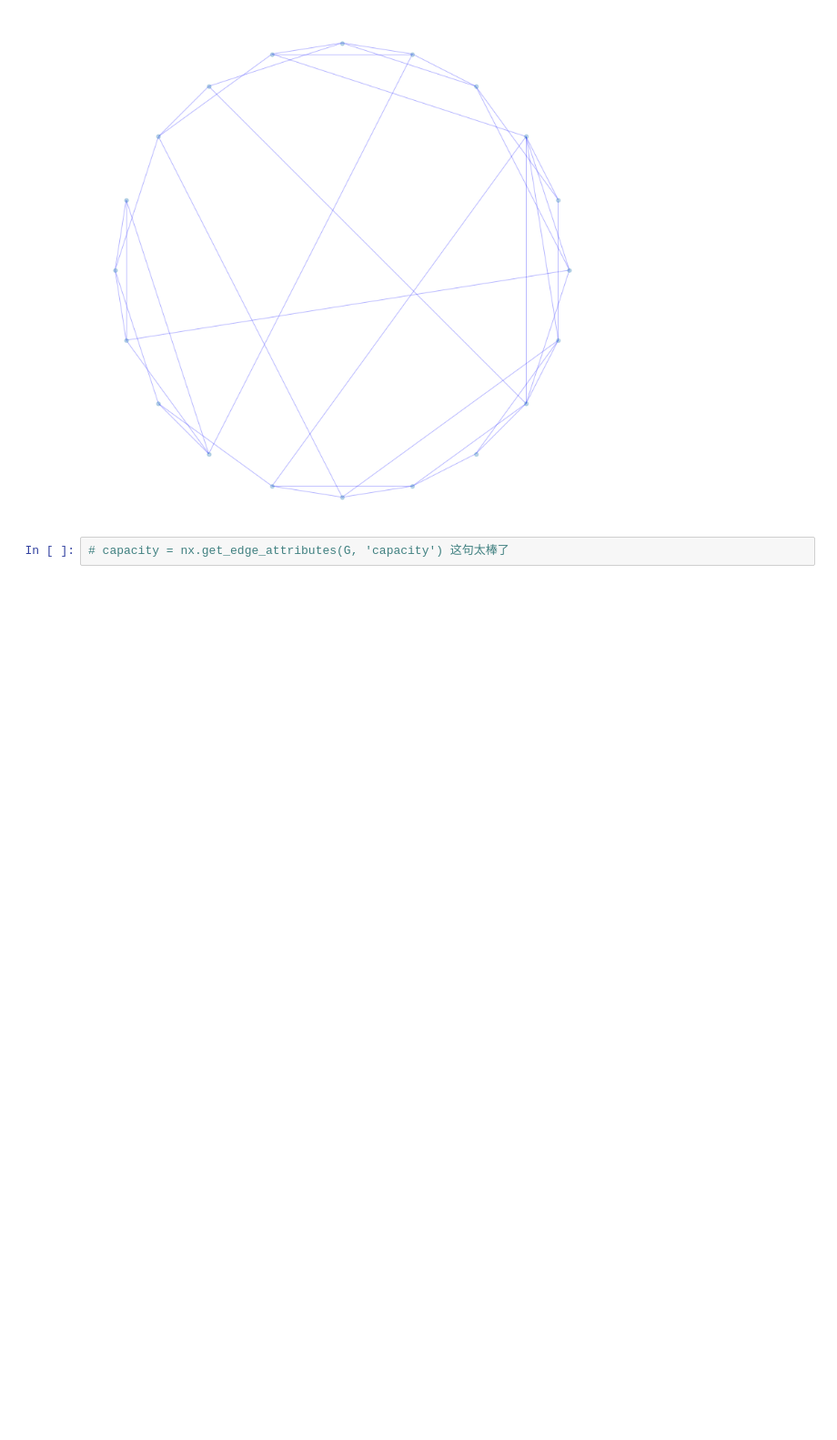
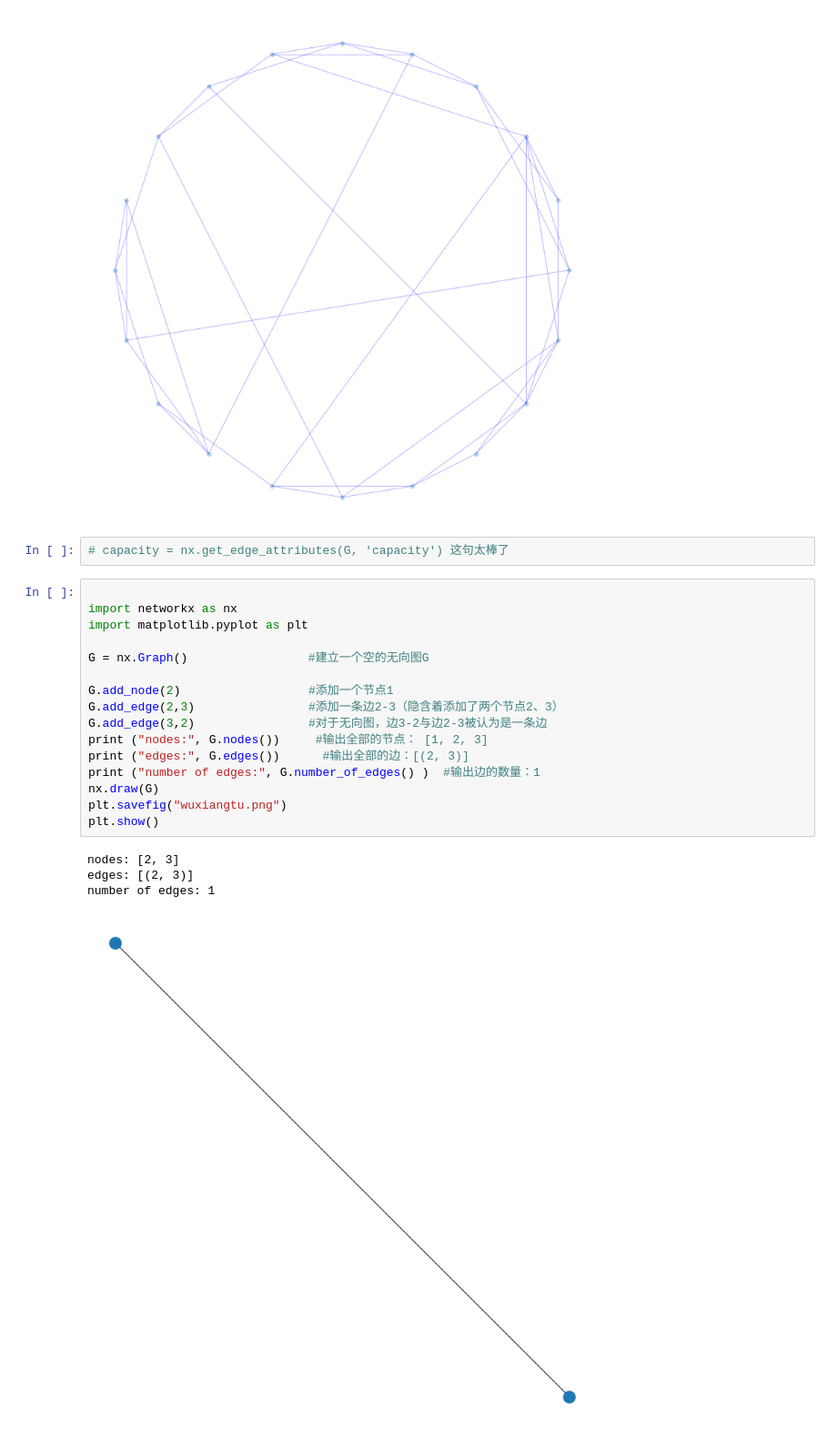
Before and after one commit to gitony0101/selfstudy, a Jupyter notebook: mincut/mpl nx 01.ipynb, the cells around one changed output. Shown at 91% size. Drawn from its saved outputs; the diff is of its cells as text; blank space fills up the shorter version.

```diff
--- a/mincut/mpl nx 01.ipynb
+++ b/mincut/mpl nx 01.ipynb
@@ -256,3 +256,24 @@ plt.show()
 [figure]
 # %%
 # capacity = nx.get_edge_attributes(G, 'capacity') 这句太棒了
+# %%
+
+import networkx as nx
+import matplotlib.pyplot as plt
+
+G = nx.Graph()                 #建立一个空的无向图G
+
+G.add_node(2)                  #添加一个节点1
+G.add_edge(2,3)                #添加一条边2-3（隐含着添加了两个节点2、3）
+G.add_edge(3,2)                #对于无向图，边3-2与边2-3被认为是一条边
+print ("nodes:", G.nodes())     #输出全部的节点： [1, 2, 3]
+print ("edges:", G.edges())      #输出全部的边：[(2, 3)]
+print ("number of edges:", G.number_of_edges() )  #输出边的数量：1
+nx.draw(G)
+plt.savefig("wuxiangtu.png")
+plt.show()
+# %% [output]
+nodes: [2, 3]
+edges: [(2, 3)]
+number of edges: 1
+[figure, added]
```
Also changed, not shown: parts of 3 cells of this notebook, 1 other file.
